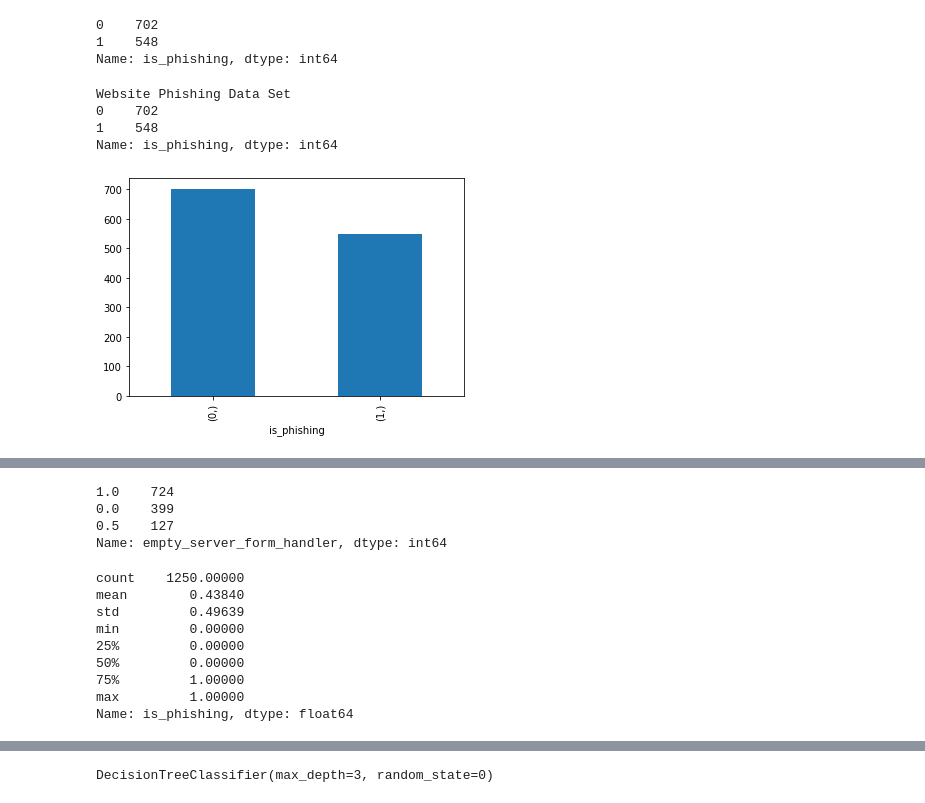
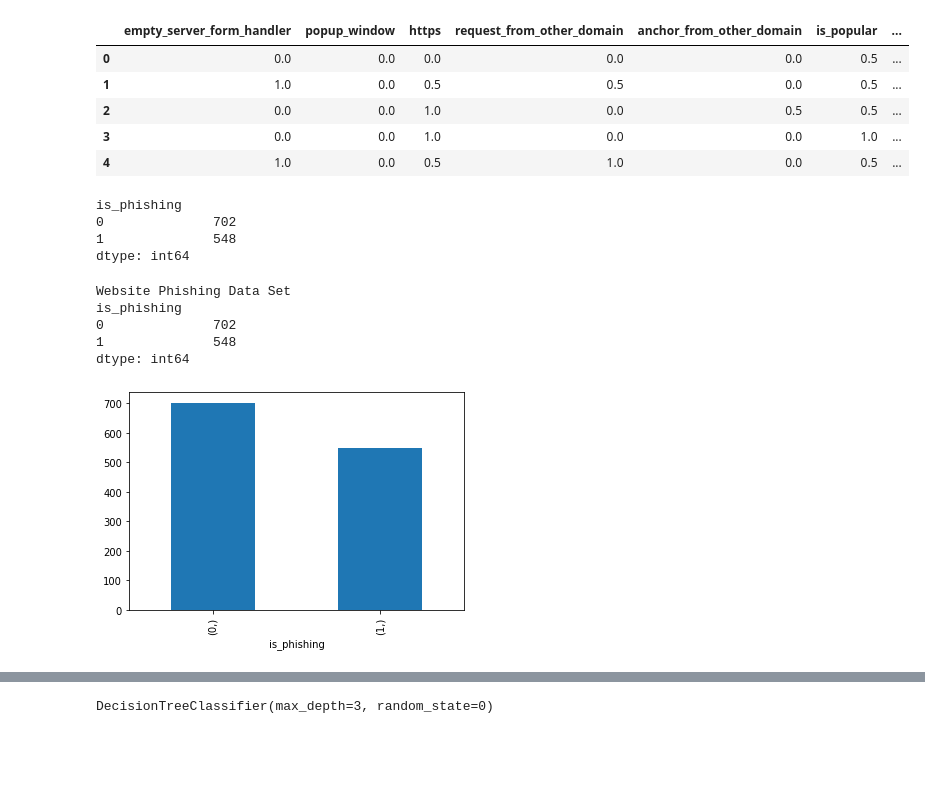
Before and after one commit to regisalbuquerque/projeto_pesquisa_ti, a Jupyter notebook: AnaliseDados.ipynb, the cells around one changed output, grey strips where cells are left out. Cells and saved outputs as stored; diff of their text form; code cells hidden in the pictures; blank space fills up the shorter version.

```diff
--- a/AnaliseDados.ipynb
+++ b/AnaliseDados.ipynb
@@ -38,0 +62,9 @@ memory usage: 97.8 KB
+# %%
+df.head()
+# %% [output]
+|  | empty_server_form_handler | popup_window | https | request_from_other_domain | anchor_from_other_domain | is_popular | ... |
+| 0 | 0.0 | 0.0 | 0.0 | 0.0 | 0.0 | 0.5 | ... |
+| 1 | 1.0 | 0.0 | 0.5 | 0.5 | 0.0 | 0.5 | ... |
+| 2 | 0.0 | 0.0 | 1.0 | 0.0 | 0.5 | 0.5 | ... |
+| 3 | 0.0 | 0.0 | 1.0 | 0.0 | 0.0 | 1.0 | ... |
+| 4 | 1.0 | 0.0 | 0.5 | 1.0 | 0.0 | 0.5 | ... |
@@ -39,18 +76,20 @@ memory usage: 97.8 KB
 # %%
-df.is_phishing.value_counts()
+df[target].value_counts()
 # %% [output]
-0    702
-1    548
-Name: is_phishing, dtype: int64
+is_phishing
+0              702
+1              548
+dtype: int64
 # %%
-print(dataset_name)
-df[target_name].value_counts().plot.bar()
-print(df.is_phishing.value_counts())
+print(database["name"])
+df[target].value_counts().plot.bar()
+print(df[target].value_counts())
 # %% [output]
 Website Phishing Data Set
-0    702
-1    548
-Name: is_phishing, dtype: int64
+is_phishing
+0              702
+1              548
+dtype: int64
 [figure]
 # %%
 df.describe()
@@ -64,22 +103,3 @@ df.describe()
 | 50% | 1.000000 | 0.500000 | 1.000000 | 0.500000 | 0.500000 | 0.500000 | ... |
 | 75% | 1.000000 | 0.500000 | 1.000000 | 1.000000 | 1.000000 | 1.000000 | ... |
 | max | 1.000000 | 1.000000 | 1.000000 | 1.000000 | 1.000000 | 1.000000 | ... |
-# %%
-df.empty_server_form_handler.value_counts()
-# %% [output]
-1.0    724
-0.0    399
-0.5    127
-Name: empty_server_form_handler, dtype: int64
-# %%
-df.is_phishing.describe()
-# %% [output]
-count    1250.00000
-mean        0.43840
-std         0.49639
-min         0.00000
-25%         0.00000
-50%         0.00000
-75%         1.00000
-max         1.00000
-Name: is_phishing, dtype: float64
```
Also changed, not shown: parts of 7 cells of this notebook.
